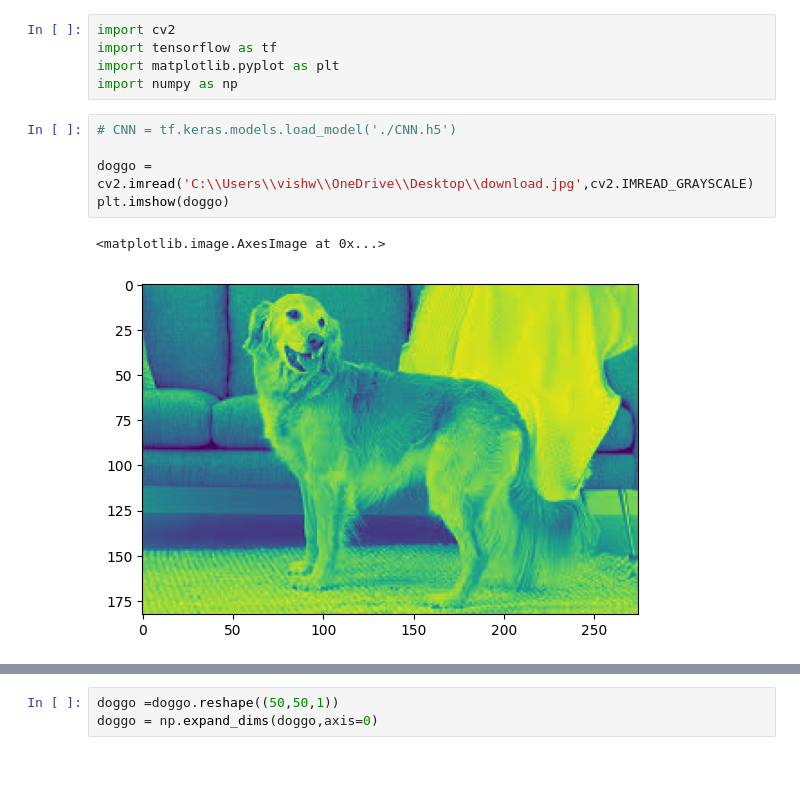
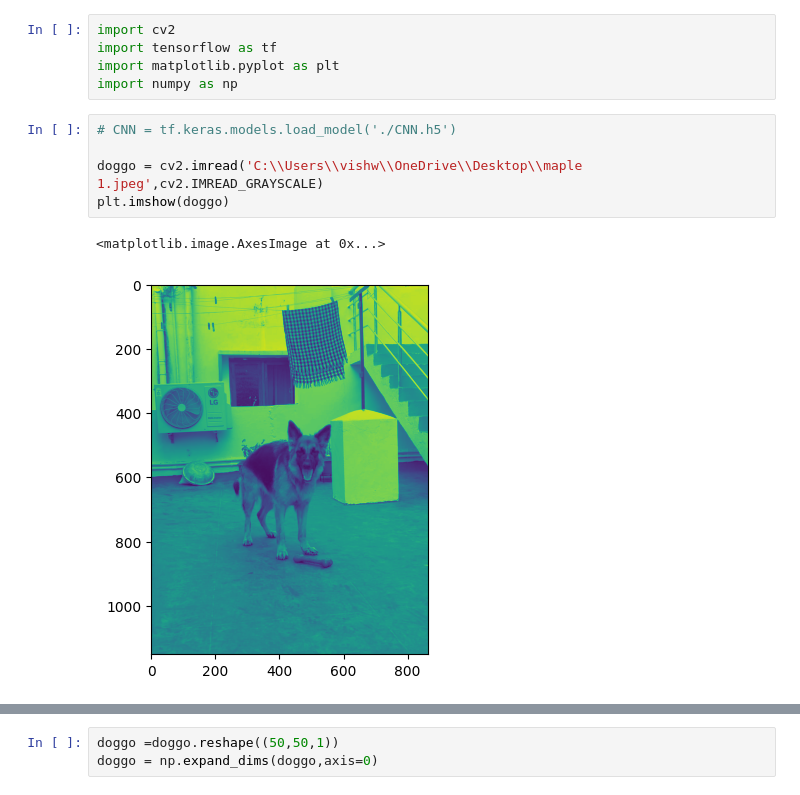
Before and after one commit to Vishwa2684/Computer-Vision, a Jupyter notebook: Cat and dog classification/test.ipynb, the cells around one changed output, grey strips where cells are left out. Saved outputs shown, nothing was run; the diff lists cells and outputs as text; blank space fills up the shorter version.

```diff
--- a/Cat and dog classification/test.ipynb
+++ b/Cat and dog classification/test.ipynb
@@ -6,11 +6,11 @@ import numpy as np
 # %%
 # CNN = tf.keras.models.load_model('./CNN.h5')
 
-doggo = cv2.imread('C:\\Users\\vishw\\OneDrive\\Desktop\\download.jpg',cv2.IMREAD_GRAYSCALE)
+doggo = cv2.imread('C:\\Users\\vishw\\OneDrive\\Desktop\\maple 1.jpeg',cv2.IMREAD_GRAYSCALE)
 plt.imshow(doggo)
 # %% [output]
 <matplotlib.image.AxesImage at 0x...>
-[figure, old version]
+[figure, new version]
 # %%
 doggo = cv2.resize(doggo,(50,50))
 print(doggo.shape)
```
Also changed, not shown: parts of 2 cells of this notebook.
